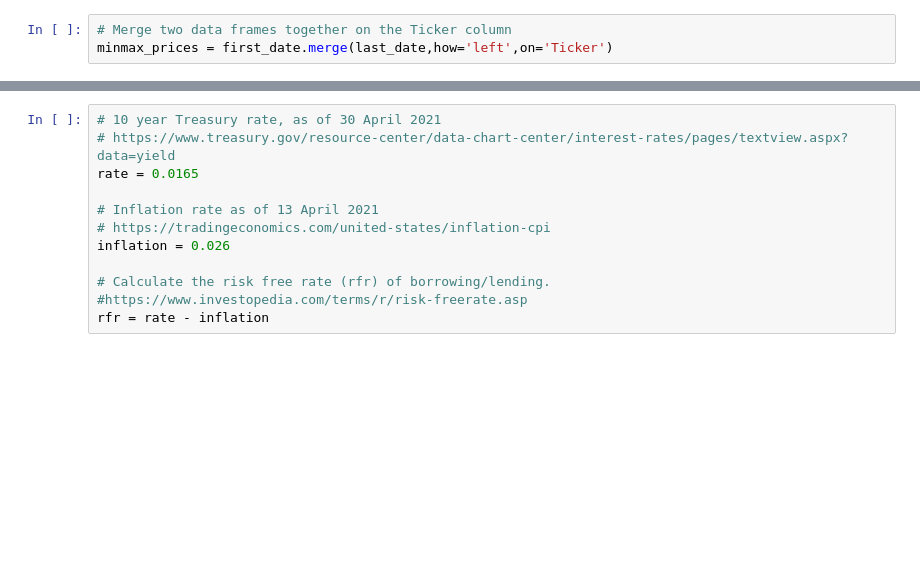
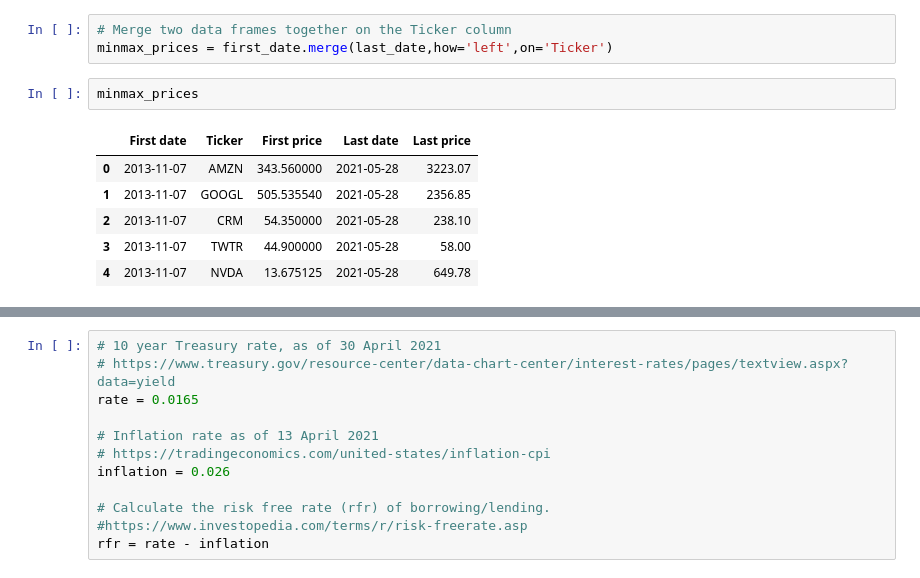
Before and after one commit to anyalitica/tableau-portfolio-optimisation-hackathon, a Jupyter notebook: portfolio-optimisation.ipynb, the cells around one changed output, grey strips where cells are left out. Saved outputs shown, nothing was run; the diff lists cells and outputs as text; blank space fills up the shorter version.

```diff
--- a/portfolio-optimisation.ipynb
+++ b/portfolio-optimisation.ipynb
@@ -88,6 +88,15 @@ last_date
 # %%
 # Merge two data frames together on the Ticker column
 minmax_prices = first_date.merge(last_date,how='left',on='Ticker')
+# %%
+minmax_prices
+# %% [output]
+|  | First date | Ticker | First price | Last date | Last price |
+| 0 | 2013-11-07 | AMZN | 343.560000 | 2021-05-28 | 3223.07 |
+| 1 | 2013-11-07 | GOOGL | 505.535540 | 2021-05-28 | 2356.85 |
+| 2 | 2013-11-07 | CRM | 54.350000 | 2021-05-28 | 238.10 |
+| 3 | 2013-11-07 | TWTR | 44.900000 | 2021-05-28 | 58.00 |
+| 4 | 2013-11-07 | NVDA | 13.675125 | 2021-05-28 | 649.78 |
 # %%
 # Calculate mean daily historical returns
 # frequency: number of time periods in a year; 252 (the number of trading days in a year)
```
Also changed, not shown: parts of 31 cells of this notebook.
